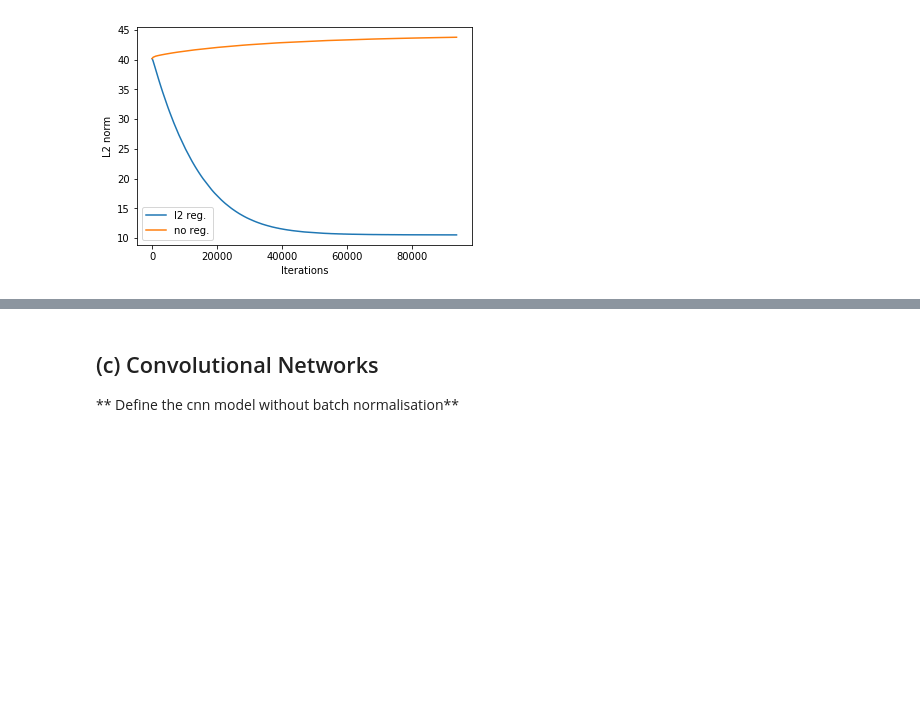
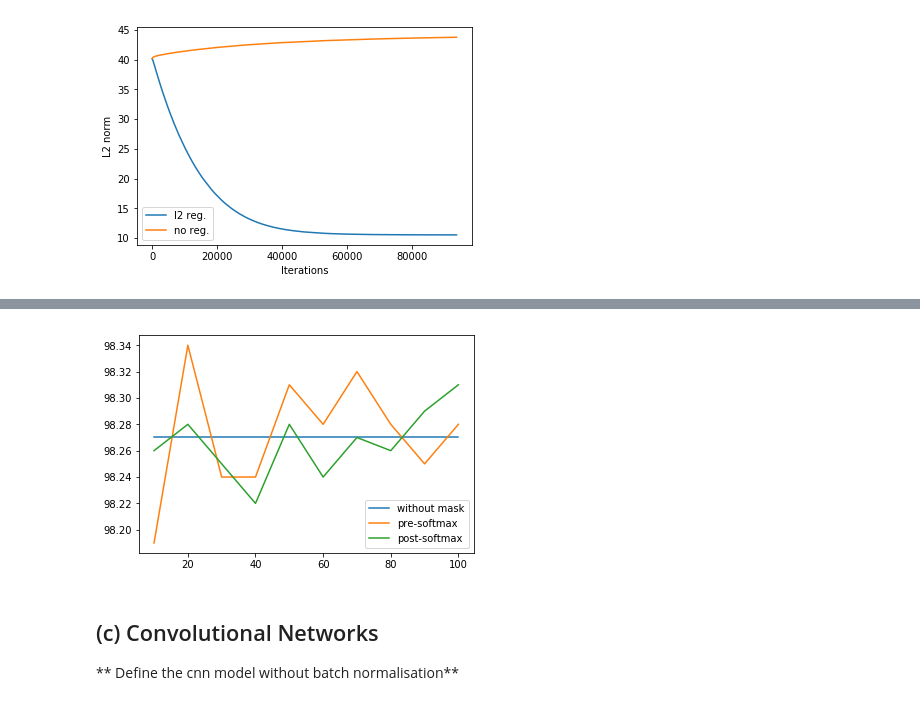
Before and after one commit to fanxiao001/ift6135-assignment, a Jupyter notebook: assignment2/ift6135_hwk2_code_v2.ipynb, the cells around one changed output, grey strips where cells are left out. Drawn from its saved outputs; the diff is of its cells as text; code cells hidden in the pictures; blank space fills up the shorter version.

Commit message:
add problem1b dropout

```diff
--- a/assignment2/ift6135_hwk2_code_v2.ipynb
+++ b/assignment2/ift6135_hwk2_code_v2.ipynb
@@ -367,0 +370,7 @@ plt.show()
+# %%
+mnist_transforms = torchvision.transforms.Compose([torchvision.transforms.ToTensor()])
+mnist_train = torchvision.datasets.MNIST(root='./data', train=True, transform=mnist_transforms, download=True)
+mnist_test = torchvision.datasets.MNIST(root='./data', train=False, transform=mnist_transforms, download=True)
+
+print('mnist_train:',len(mnist_train))
+print('mnist_test:',len(mnist_test))
@@ -367,0 +380,18 @@ plt.show()
+# %%
+# build the model
+class MLP_dropout(nn.Module):
+    """MLP with dropout"""
+    def __init__(self):
+        super(MLP_dropout, self).__init__()
+        self.net = nn.Sequential(
+
+            nn.Linear(784,800),
+            nn.ReLU(),
+            nn.Linear(800,800),
+            nn.Dropout(p=0.5),
+            nn.ReLU(),
+            nn.Linear(800,10)
+        )
+
+    def forward(self, x):
+        return self.net(x)
@@ -367,0 +529,8 @@ plt.show()
+# %%
+pred1 = np.ones(10)*evaluate1()
+pred2 = []
+pred3 = []
+
+for N in range(10,110,10) :
+    pred2.append(evaluate2(N))
+    pred3.append(evaluate3(N))
@@ -368,3 +559,13 @@ plt.show()
+# %%
+plt.figure()
+plt.plot(range(10,110,10),pred1,label='without mask')
+plt.plot(range(10,110,10),pred2,label='pre-softmax')
+plt.plot(range(10,110,10),pred3,label='post-softmax')
+plt.legend()
+plt.savefig('probalem1b.pdf')
+plt.show()
+# %% [output]
+[figure, added]
 # %% [markdown]
 ## (c) Convolutional Networks
 ** Define the cnn model without batch normalisation**
```
Also changed, not shown: parts of 6 cells of this notebook.
